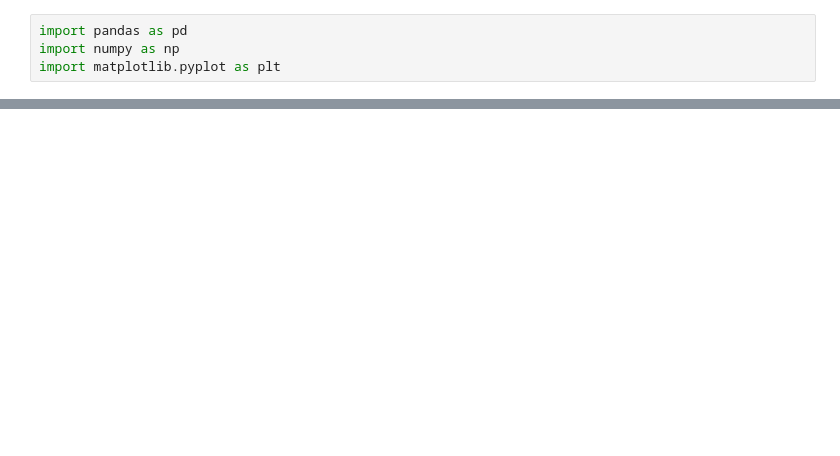
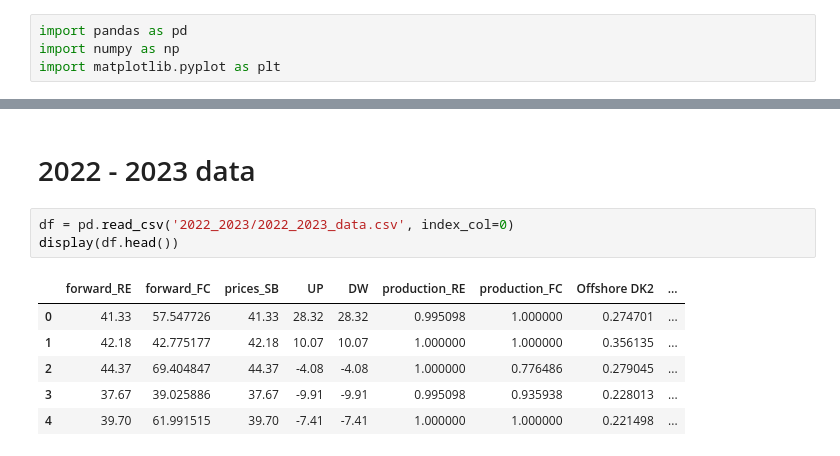
Before and after one commit to MGuckert/Real-time-adjustment-strategies-for-trading-wind-power-and-hydrogen, a Jupyter notebook: data/data_exploration.ipynb, the cells around one changed output, grey strips where cells are left out. Drawn from its saved outputs; the diff is of its cells as text; blank space fills up the shorter version.

```diff
--- a/data/data_exploration.ipynb
+++ b/data/data_exploration.ipynb
@@ -53,0 +36,12 @@ Number of hours with a surplus of electricity: 7173
+# %% [markdown]
+# 2022 - 2023 data
+# %%
+df = pd.read_csv('2022_2023/2022_2023_data.csv', index_col=0)
+display(df.head())
+# %% [output]
+|  | forward_RE | forward_FC | prices_SB | UP | DW | production_RE | production_FC | Offshore DK2 | ... |
+| 0 | 41.33 | 57.547726 | 41.33 | 28.32 | 28.32 | 0.995098 | 1.000000 | 0.274701 | ... |
+| 1 | 42.18 | 42.775177 | 42.18 | 10.07 | 10.07 | 1.000000 | 1.000000 | 0.356135 | ... |
+| 2 | 44.37 | 69.404847 | 44.37 | -4.08 | -4.08 | 1.000000 | 0.776486 | 0.279045 | ... |
+| 3 | 37.67 | 39.025886 | 37.67 | -9.91 | -9.91 | 0.995098 | 0.935938 | 0.228013 | ... |
+| 4 | 39.70 | 61.991515 | 39.70 | -7.41 | -7.41 | 1.000000 | 1.000000 | 0.221498 | ... |
```
Also changed, not shown: parts of 4 cells of this notebook, 2 other files.
